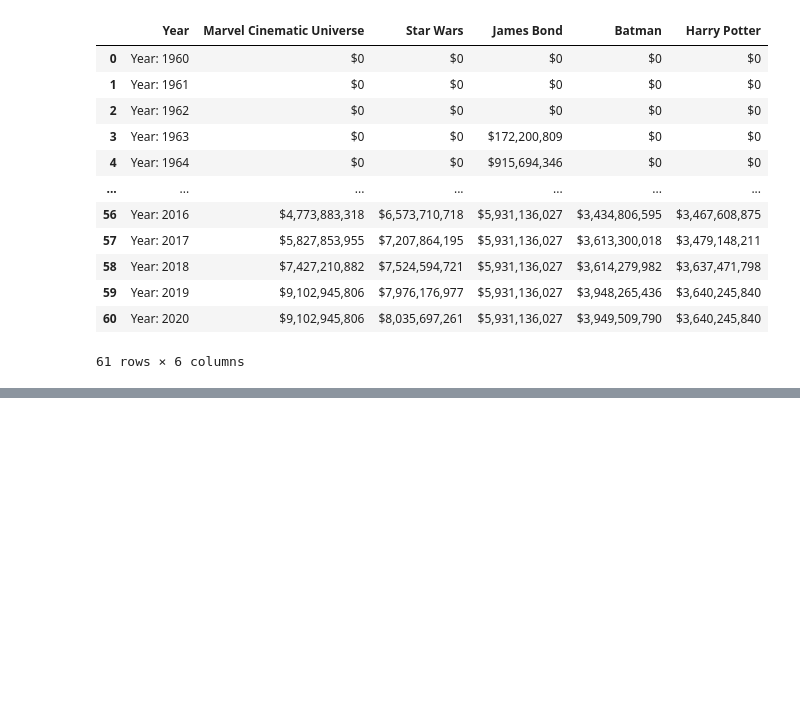
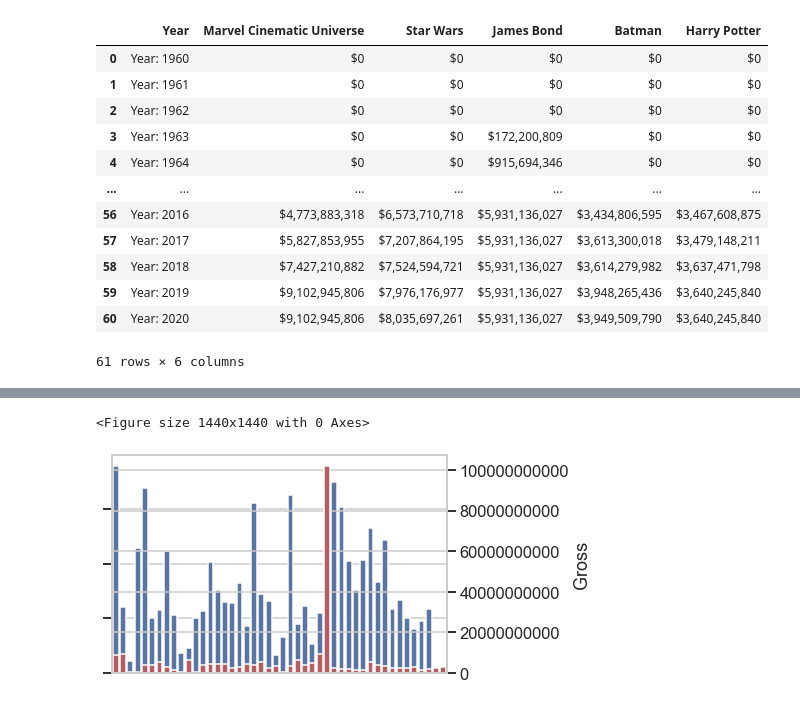
Before and after one commit to MoJoMoon/Data-Analysis-on-the-Heros-Journey-in-Film, a Jupyter notebook: Morgan_Jones_P1.ipynb, the cells around one changed output, grey strips where cells are left out. Drawn from its saved outputs; the diff is of its cells as text; code cells hidden in the pictures; blank space fills up the shorter version.

```diff
--- a/Morgan_Jones_P1.ipynb
+++ b/Morgan_Jones_P1.ipynb
@@ -1476,0 +1881,28 @@ NoneType
+# %%
+fig = plt.figure(figsize=(20,20))
+
+sns.set(style="whitegrid")
+sns.set_context("talk")
+
+fig, axe = plt.subplots()
+#axe.set_ylim(0, 8000000000)
+
+
+t1 = sns.barplot(x=df_prod_100.index[:50], y=df_prod_100['domestic_gross'][:50], data=df_prod_100, ax=axe, color='b')
+t1.ticklabel_format(style='plain', axis='y')
+t1.set(xticklabels=[])
+t1.set(yticklabels=[])
+t1.set(xlabel=None)
+t1.set(ylabel=None)
+
+axe2 = axe.twinx()
+#axe2.set_ylim(0, 8000000000)
+t2 = sns.barplot(x=franchise_2_df['Highest Grossing Film'][:50], y=franchise_2_df['Gross'][:50], data=franchise_2_df, ax=axe2, color='r')
+t2.ticklabel_format(style='plain', axis='y')
+t2.set(xticklabels=[])
+t2.set(xlabel=None)
+
+plt.show()
+# %% [output]
+<Figure size 1440x1440 with 0 Axes>
+[figure, added]
```
Also changed, not shown: parts of 125 cells of this notebook, 13 other files.
